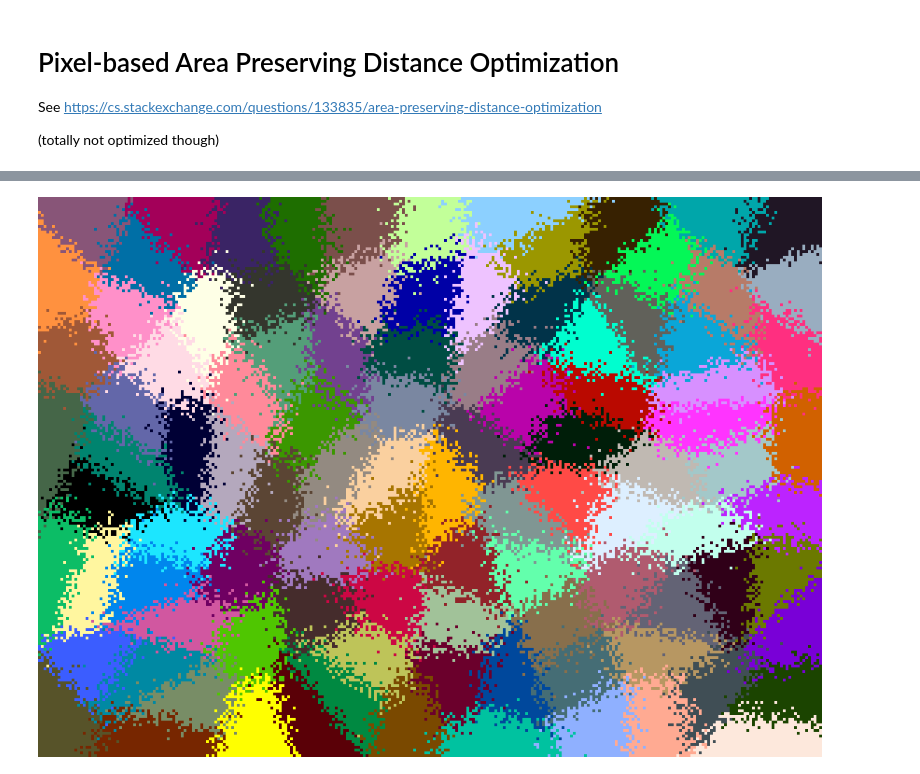
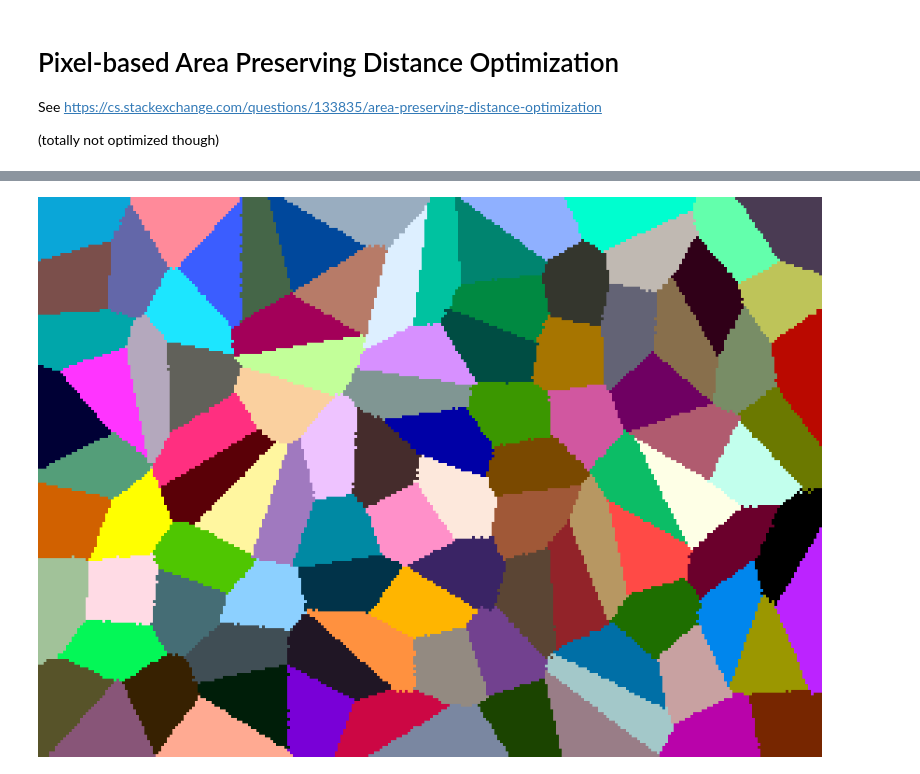
Before and after one commit to PhilippSchindler/snippets, a Jupyter notebook: area-preserving-distance-optimization/Pixel-based Area Preserving Distance Optimization.ipynb, the cells around one changed output, grey strips where cells are left out. Saved outputs shown, nothing was run; the diff lists cells and outputs as text; code cells hidden in the pictures.

```diff
--- a/area-preserving-distance-optimization/Pixel-based Area Preserving Distance Optimization.ipynb
+++ b/area-preserving-distance-optimization/Pixel-based Area Preserving Distance Optimization.ipynb
@@ -170,3 +171,0 @@ render(result)
-# %%
-result, seeds, seed_matrix = initial_distribution(num_pieces=100, width=280, height=200)
-render(result)
@@ -175,5 +172,5 @@ render(result)
 # %%
-optimize(result, seeds, iterations=10**8)
+optimize(result, seeds, iterations=10**9)
 render(result)
 # %% [output]
-[figure, old version]
+[figure, new version]
```
Also changed, not shown: parts of 11 cells of this notebook.
